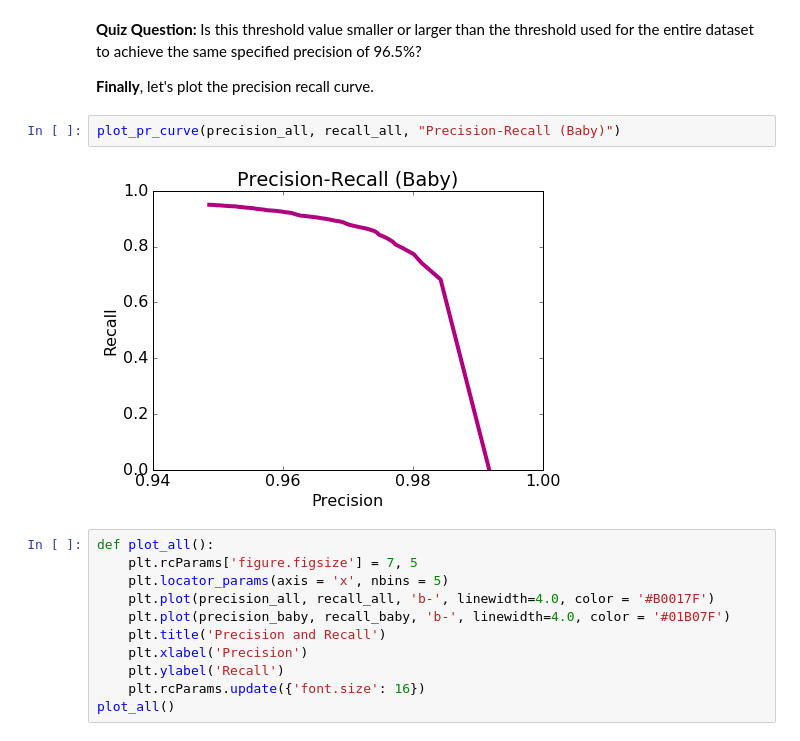
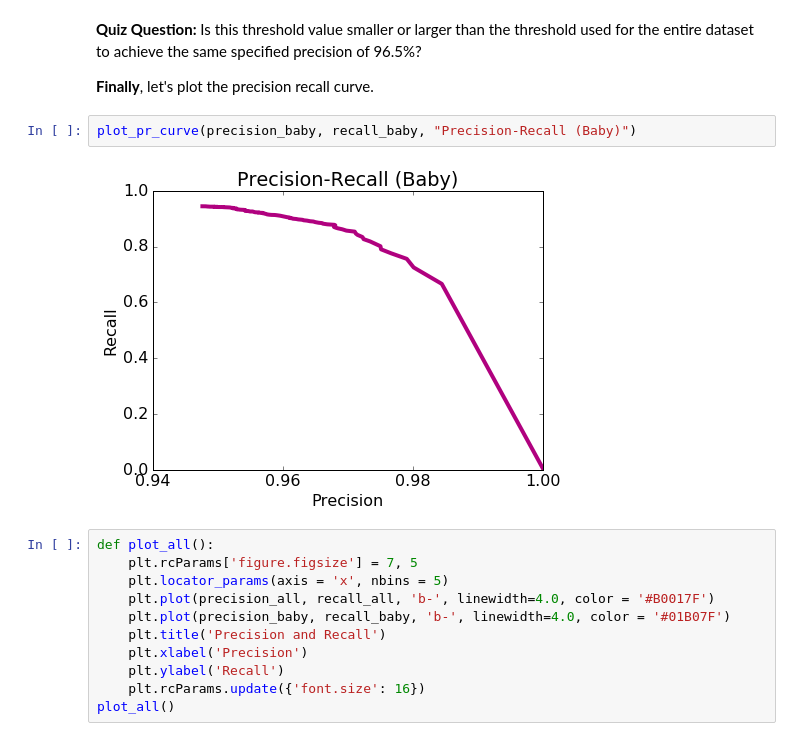
Before and after one commit to SYYoung/UW_MachineLearning, a Jupyter notebook: Classification/Week 6/Assg6_P1.ipynb, the cells around one changed output. Saved outputs shown, nothing was run; the diff lists cells and outputs as text.

```diff
--- a/Classification/Week 6/Assg6_P1.ipynb
+++ b/Classification/Week 6/Assg6_P1.ipynb
@@ -499,9 +499,9 @@ smallest threshold value with precision=0.965 =  {'threshold': 0.863636363636363
 
 **Finally**, let's plot the precision recall curve.
 # %%
-plot_pr_curve(precision_all, recall_all, "Precision-Recall (Baby)")
+plot_pr_curve(precision_baby, recall_baby, "Precision-Recall (Baby)")
 # %% [output]
-[figure, old version]
+[figure, new version]
 # %%
 def plot_all():
     plt.rcParams['figure.figsize'] = 7, 5
```
